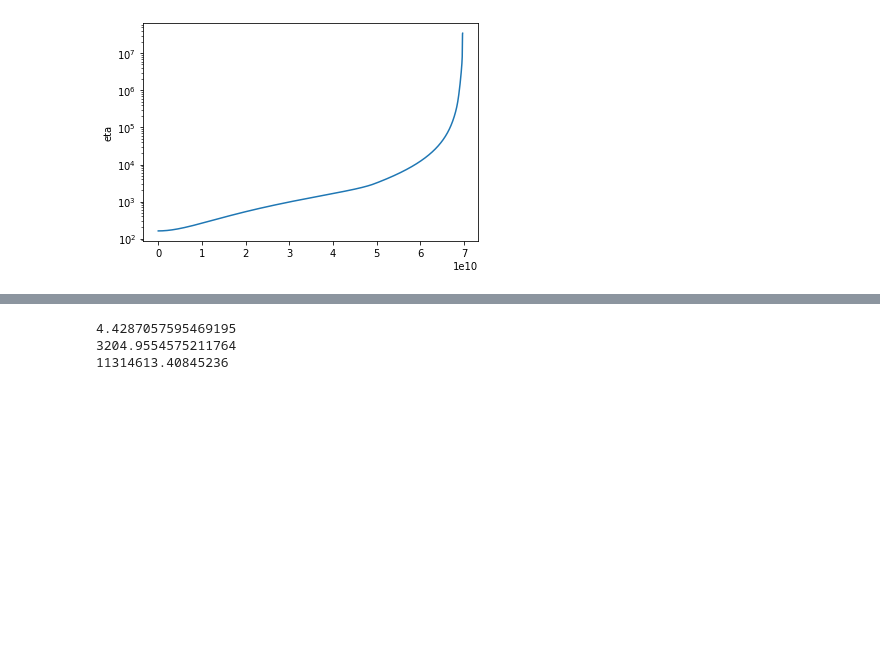
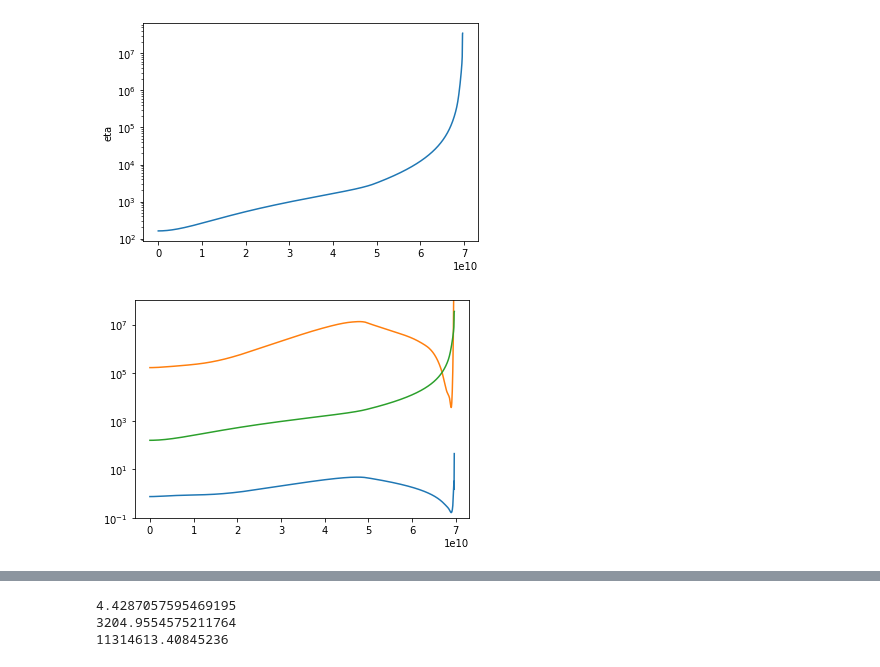
Before and after one commit to illorenzo7/Research_Notes, a Jupyter notebook: Model_S/Diffusions.ipynb, the cells around one changed output, grey strips where cells are left out. Saved outputs shown, nothing was run; the diff lists cells and outputs as text; code cells hidden in the pictures; blank space fills up the shorter version.

```diff
--- a/Model_S/Diffusions.ipynb
+++ b/Model_S/Diffusions.ipynb
@@ -35,5 +35,14 @@ plt.ylabel('eta')
 plt.yscale('log')
 # %% [output]
 [figure]
+# %%
+# see what they all look like on same scale
+plt.plot(di.rr, di.nu)
+plt.plot(di.rr, di.kappa)
+plt.plot(di.rr, di.eta)
+plt.ylim(0.1,1e8)
+plt.yscale('log')
+# %% [output]
+[figure, added]
 # %%
 # plot Prandtl numbers
```
Also changed, not shown: parts of 2 cells of this notebook, 1 other file.
